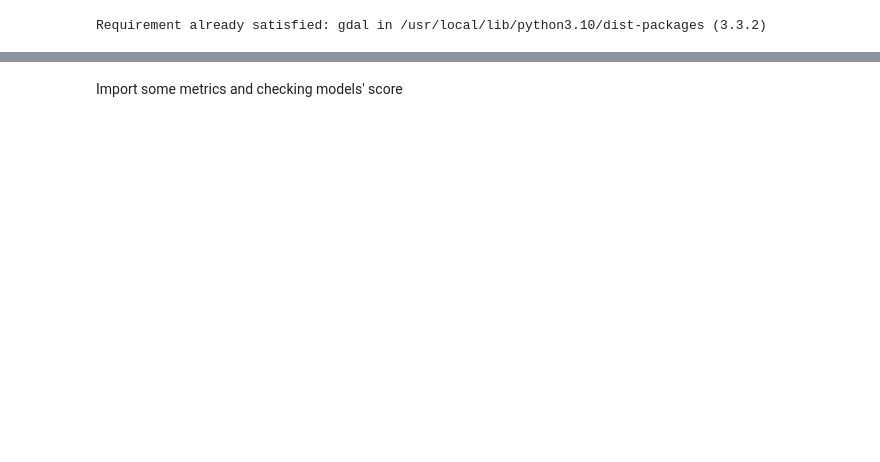
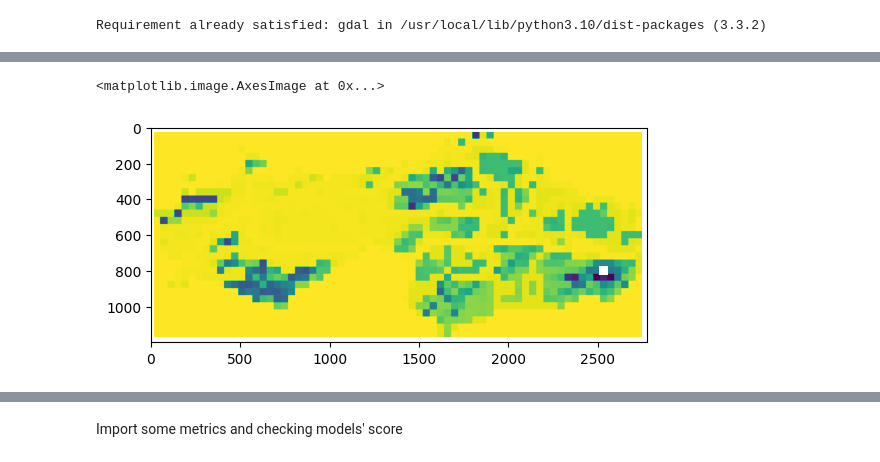
Before and after one commit to DexterfreaK/XGboostUrban, a Jupyter notebook: XGBoost_using_dataframe.ipynb, the cells around one changed output, grey strips where cells are left out. Cells and saved outputs as stored; diff of their text form; code cells hidden in the pictures; blank space fills up the shorter version.

```diff
--- a/XGBoost_using_dataframe.ipynb
+++ b/XGBoost_using_dataframe.ipynb
@@ -74,0 +42,8 @@ gdp2005 = np.reshape(gdp2005, (l*w,1))
+# %%
+Friction = gdal.Open("/content/drive/MyDrive/AdjustedData_23_metre_Resolution/friction.tif")
+Friction = Friction.ReadAsArray()
+Friction = np.where(Friction < 0 , np.nan, Friction)
+plt.imshow(Friction)
+# %% [output]
+<matplotlib.image.AxesImage at 0x...>
+[figure, added]
```
Also changed, not shown: parts of 14 cells of this notebook.
